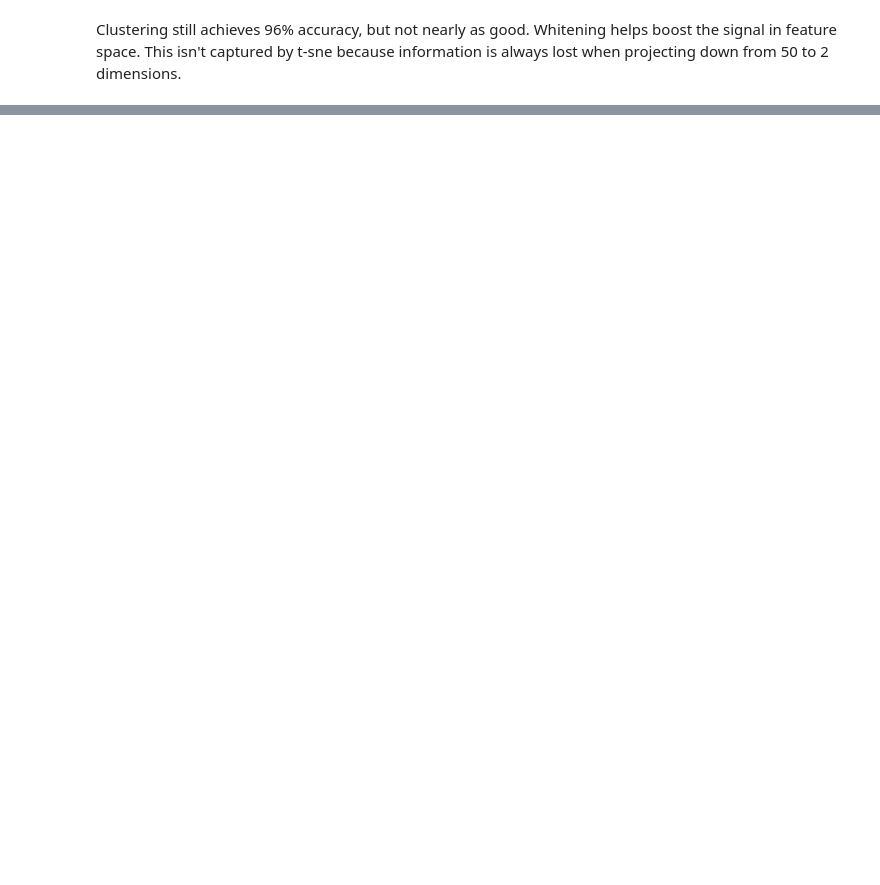
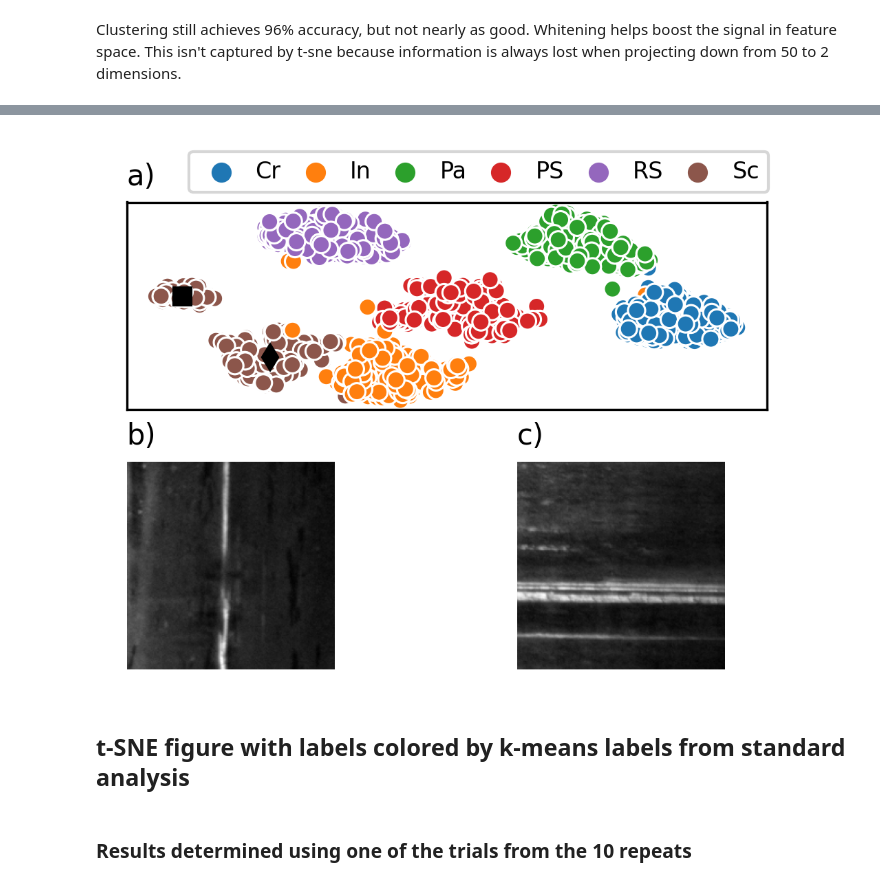
Before and after one commit to rccohn/NEU-Cluster, a Jupyter notebook: notebooks/03_standard.ipynb, the cells around one changed output, grey strips where cells are left out. Saved outputs shown, nothing was run; the diff lists cells and outputs as text; code cells hidden in the pictures; blank space fills up the shorter version.

Commit message:
added functionality to helper, finalized notebook results, added caching for longer experiments

```diff
--- a/notebooks/03_standard.ipynb
+++ b/notebooks/03_standard.ipynb
@@ -261,0 +331,40 @@ Clustering still achieves 96% accuracy, but not nearly as good. Whitening helps
+# %%
+fig = plt.figure(figsize=(4,3), dpi=300)
+gs = gridspec.GridSpec(nrows=2, ncols=2, hspace=0.25)
+ax1 = fig.add_subplot(gs[0,:])
+ax2 = fig.add_subplot(gs[1,0])
+ax3 = fig.add_subplot(gs[1,1])
+sns.scatterplot(x_nw_tsne[:,0], x_nw_tsne[:,1],
+                 hue=labels, hue_order=le.labels_ordered, ax=ax1)
+l1 = ax1.legend(loc='upper center', ncol=6,
+                bbox_to_anchor=(0.55,1.3), columnspacing=0.5, fontsize=(8), handletextpad=0.5)
+
+ax1.plot(x1_Sc1[i1,0], x1_Sc1[i1,1], 'kd')
+ax1.plot(x1_Sc2[i2,0], x1_Sc2[i2,1], 'ks')
+
+ax1.set_xticks([])
+ax1.set_yticks([])
+
+
+ax2.imshow(im1, cmap='gray', extent=(0,1,0,1))
+ax3.imshow(im2, cmap='gray', extent=(0,1,0,1))
+
+bb = ax1.get_position()
+ax2.set_position((0.125, *ax2.get_position().bounds[1:]))
+
+ax2.axis('off')
+ax3.axis('off')
+
+
+ax1.set_title('a)', loc='left', fontsize=10)
+ax2.set_title('b)', loc='left', fontsize=10)
+ax3.set_title('c)', loc='left', fontsize=10)
+#fig.tight_layout()
+fig_path = Path('..','Figures')
+fig.savefig(fig_path / 'tsne_scratches.png', bbox_inches='tight')
+# %% [output]
+[figure, added]
+# %% [markdown]
+## t-SNE figure with labels colored by k-means labels from standard analysis
+# %% [markdown]
+### Results determined using one of the trials from the 10 repeats
```
Also changed, not shown: parts of 25 cells of this notebook, 9 other files.
